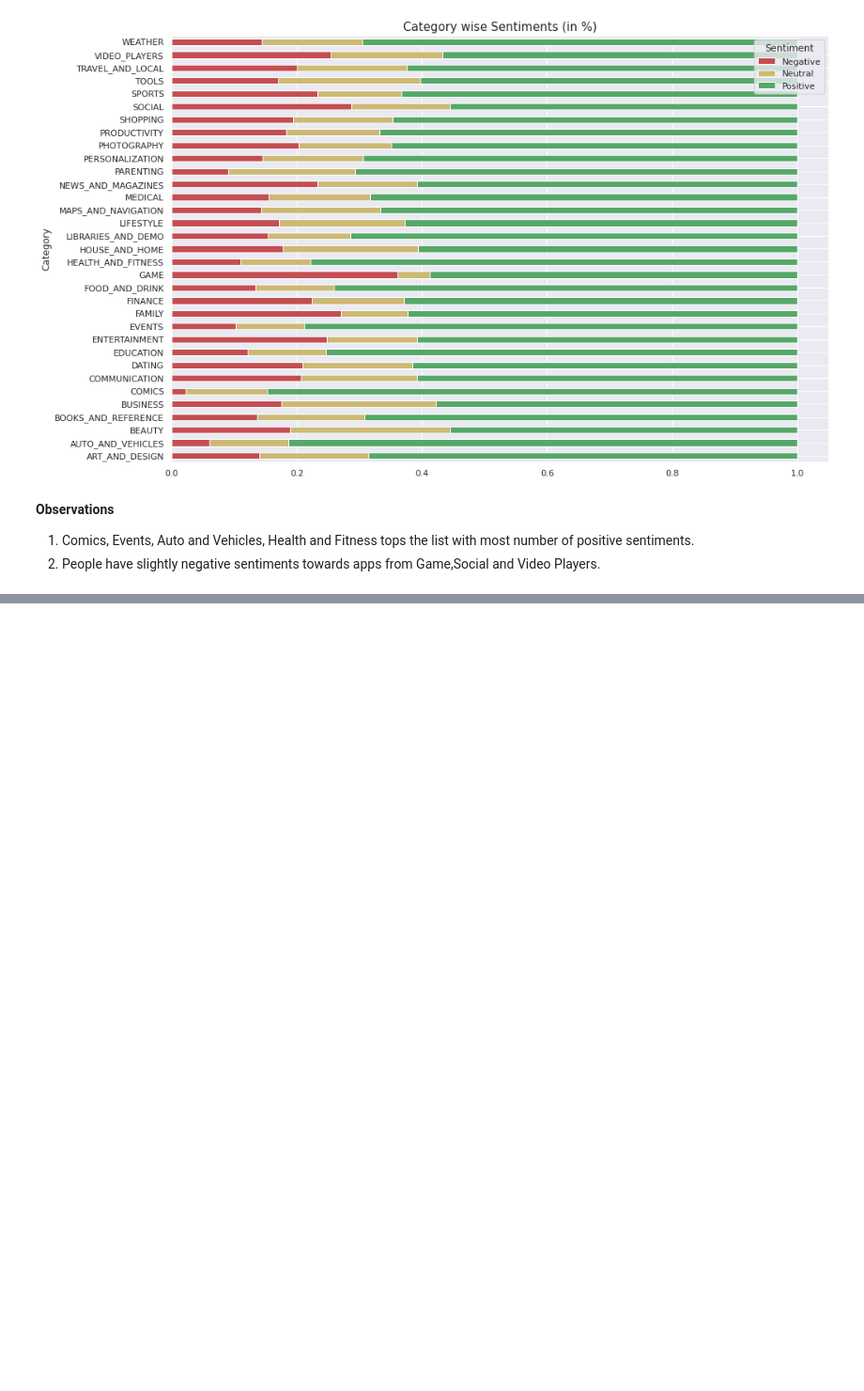
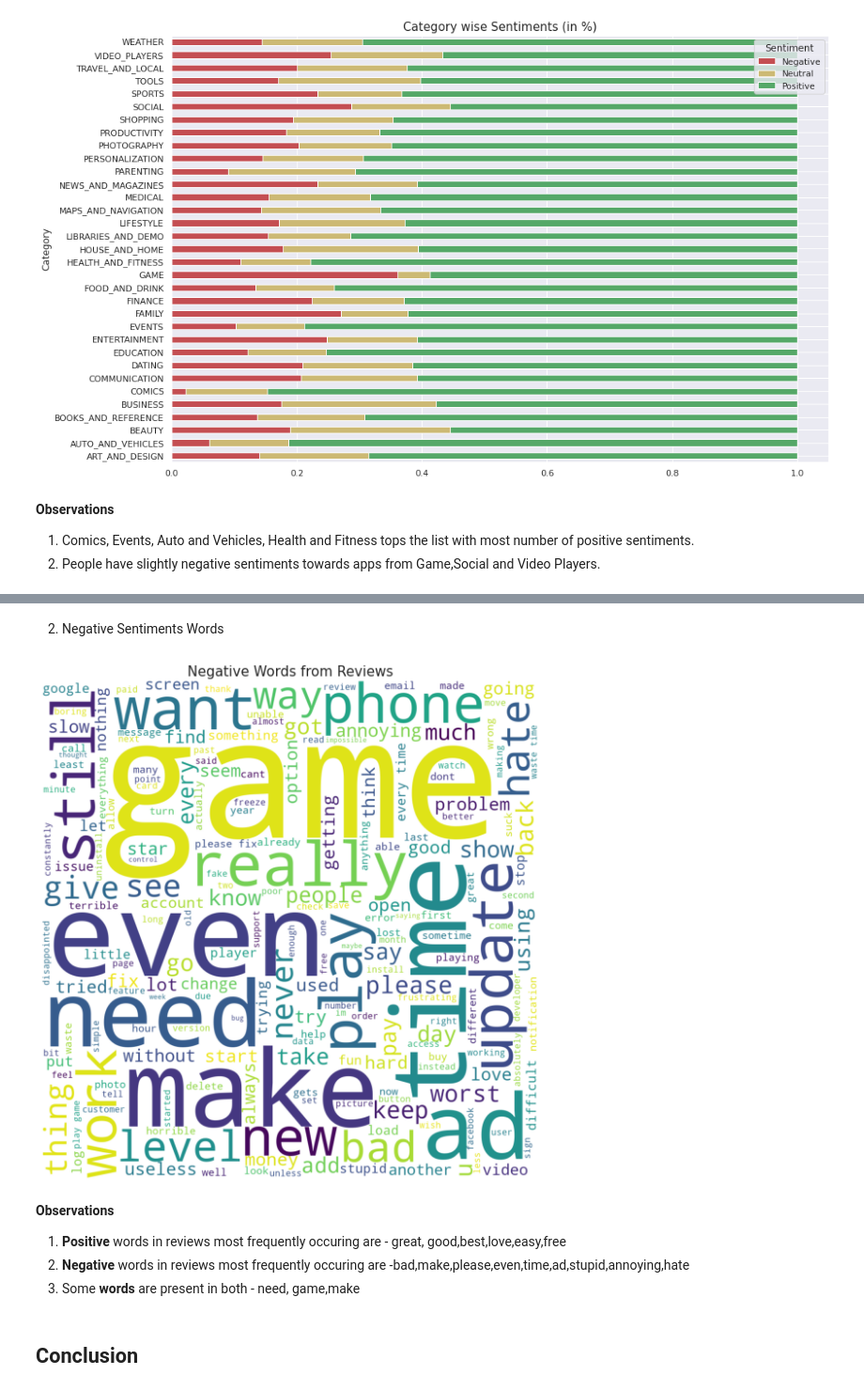
Before and after one commit to swarntam/Play_Store_App_Review_Analysis, a Jupyter notebook: Play_Store_App_Review_Analysis_Capstone_Project.ipynb, the cells around one changed output, grey strips where cells are left out. Shown at 94% size. Drawn from its saved outputs; the diff is of its cells as text; code cells hidden in the pictures; blank space fills up the shorter version.

```diff
--- a/Play_Store_App_Review_Analysis_Capstone_Project.ipynb
+++ b/Play_Store_App_Review_Analysis_Capstone_Project.ipynb
@@ -1576,0 +1653,26 @@ plt.show()
+# %% [markdown]
+2. Negative Sentiments Words
+# %%
+# Getting the word list.
+neg_sentiments = master_df[master_df['Sentiment']=='Negative']
+negative_words = clean_words(' '.join(neg_sentiments['Translated_Review']))
+negative_text = ' '.join(negative_words)
+
+# Plotting the wordcloud
+wordcloud = WordCloud(background_color='white',
+                     width=1200,
+                     height=1200).generate(negative_text)
+plt.figure(figsize=(10,10))
+plt.imshow(wordcloud)
+plt.axis('off')
+plt.title('Negative Words from Reviews', loc='center', fontsize=15)
+plt.show()
+# %% [output]
+[figure, added]
+# %% [markdown]
+**Observations**
+1. **Positive** words in reviews most frequently occuring are - great, good,best,love,easy,free
+2. **Negative** words in reviews most frequently occuring are -bad,make,please,even,time,ad,stupid,annoying,hate
+3. Some **words** are present in both - need, game,make
+# %% [markdown]
+## **Conclusion**
```
Also changed, not shown: parts of 16 cells of this notebook.
